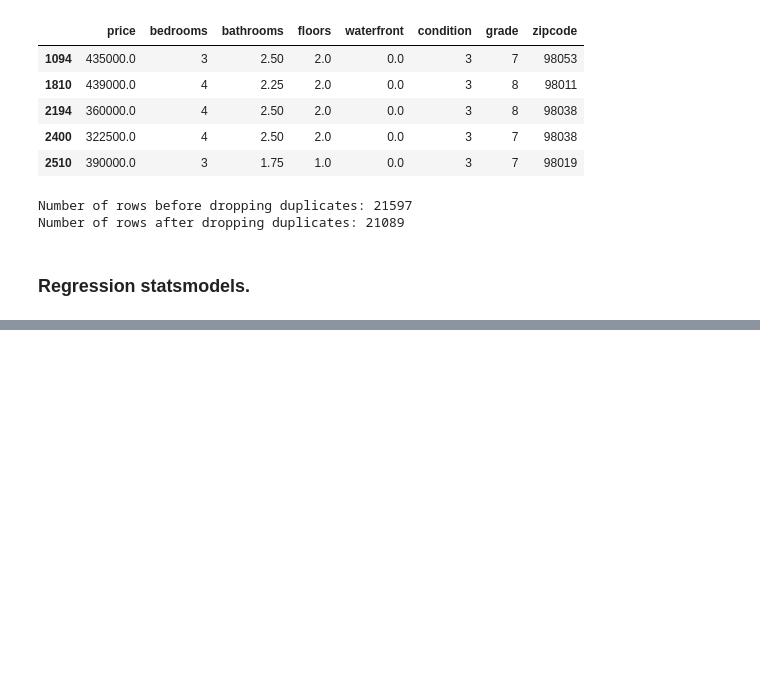
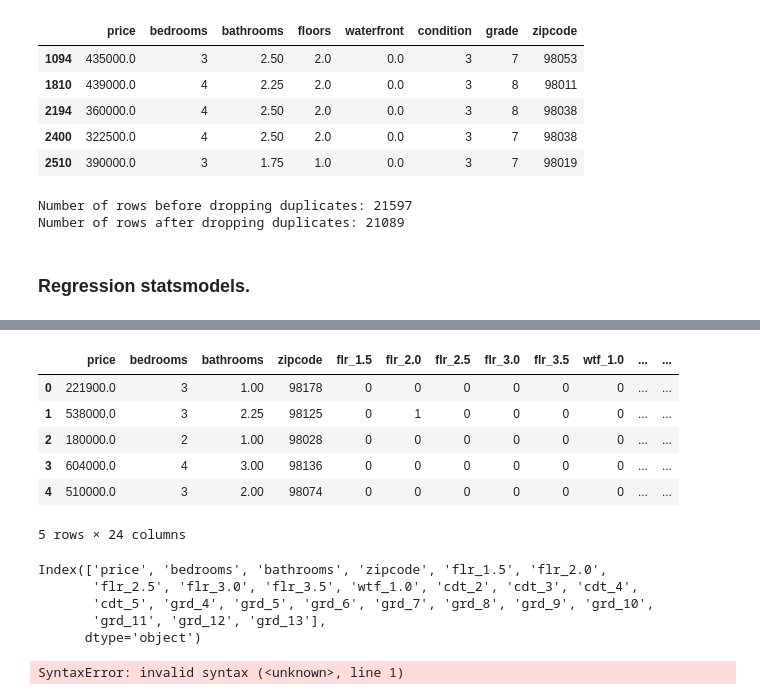
Before and after one commit to ANGI3MAINA/King-County-Housing-Analysis, a Jupyter notebook: Data/Work/Angel.ipynb, the cells around one changed output, grey strips where cells are left out. Drawn from its saved outputs; the diff is of its cells as text; code cells hidden in the pictures; blank space fills up the shorter version.

```diff
--- a/Data/Work/Angel.ipynb
+++ b/Data/Work/Angel.ipynb
@@ -151,0 +164,33 @@ strong multicollinearity or other numerical problems.
+# %%
+#Now lets form dummies for the cartegorical variables.
+floors_dummies= pd.get_dummies(house_df_cleaned['floors'], prefix = 'flr', drop_first= True)
+waterfront_dummies= pd.get_dummies(house_df_cleaned['waterfront'], prefix = 'wtf', drop_first= True)
+condition_dummies= pd.get_dummies(house_df_cleaned['condition'], prefix = 'cdt', drop_first= True)
+grade_dummies= pd.get_dummies(house_df_cleaned['grade'], prefix = 'grd', drop_first= True)
+# %%
+#we then form a dataframe with the new columns
+house_df_categorical= house_df_cleaned.drop(['floors','waterfront','condition','grade'], axis=1)
+house_df_categorical= pd.concat ( [ house_df_categorical, floors_dummies, waterfront_dummies, condition_dummies, grade_dummies], axis=1)
+house_df_categorical.head ()
+# %% [output]
+|  | price | bedrooms | bathrooms | zipcode | flr_1.5 | flr_2.0 | flr_2.5 | flr_3.0 | flr_3.5 | wtf_1.0 | ... | ... |
+| 0 | 221900.0 | 3 | 1.00 | 98178 | 0 | 0 | 0 | 0 | 0 | 0 | ... | ... |
+| 1 | 538000.0 | 3 | 2.25 | 98125 | 0 | 1 | 0 | 0 | 0 | 0 | ... | ... |
+| 2 | 180000.0 | 2 | 1.00 | 98028 | 0 | 0 | 0 | 0 | 0 | 0 | ... | ... |
+| 3 | 604000.0 | 4 | 3.00 | 98136 | 0 | 0 | 0 | 0 | 0 | 0 | ... | ... |
+| 4 | 510000.0 | 3 | 2.00 | 98074 | 0 | 0 | 0 | 0 | 0 | 0 | ... | ... |
+5 rows × 24 columns
+# %%
+house_df_categorical.columns[0:]
+# %% [output]
+Index(['price', 'bedrooms', 'bathrooms', 'zipcode', 'flr_1.5', 'flr_2.0',
+       'flr_2.5', 'flr_3.0', 'flr_3.5', 'wtf_1.0', 'cdt_2', 'cdt_3', 'cdt_4',
+       'cdt_5', 'grd_4', 'grd_5', 'grd_6', 'grd_7', 'grd_8', 'grd_9', 'grd_10',
+       'grd_11', 'grd_12', 'grd_13'],
+      dtype='object')
+# %%
+import statsmodels.formula.api as amf
+f='price~bedrooms+bathrooms+zipcode+flr_1.5+flr_2.0+flr_2.5+flr_3.0+flr_3.5+wtf_1.0+cdt_2+cdt_3+cdt_4+cdt_5+grd_4+grd_5+grd_6+grd_7+grd_8+grd_9+grd_10+grd_11+grd_12+grd_13'
+model = smf.ols(formula=f, data=house_df_categorical).fit()
+# %% [output]
+SyntaxError: invalid syntax (<unknown>, line 1)
```
Also changed, not shown: parts of 4 cells of this notebook.
